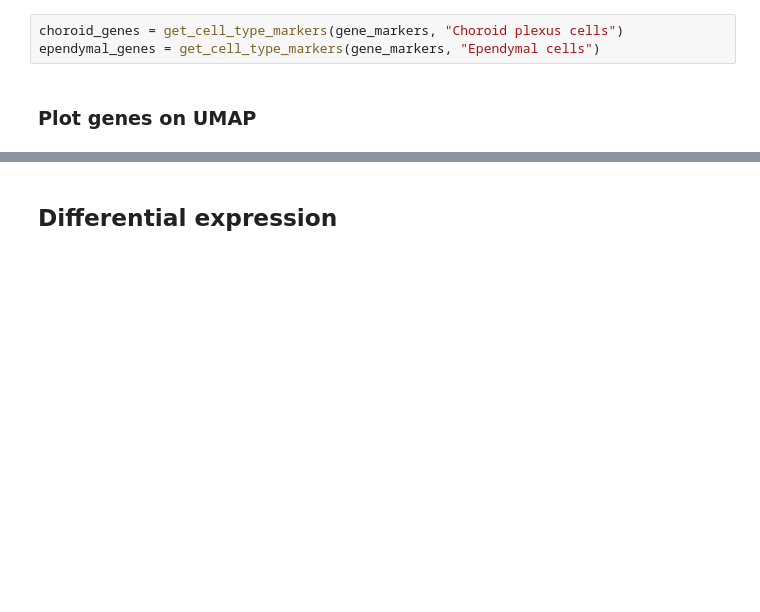
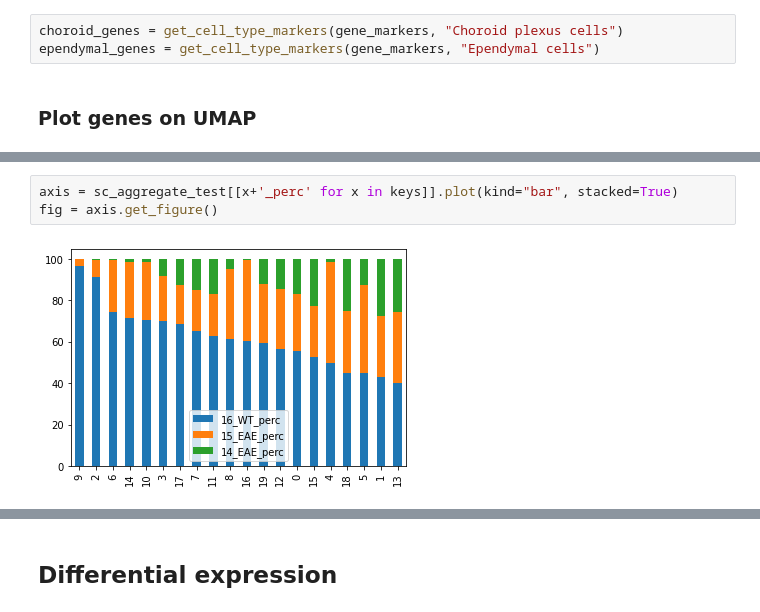
Before and after one commit to SBurwash/CRCHUM, a Jupyter notebook: Python_project/main.ipynb, the cells around one changed output, grey strips where cells are left out. Drawn from its saved outputs; the diff is of its cells as text; blank space fills up the shorter version.

```diff
--- a/Python_project/main.ipynb
+++ b/Python_project/main.ipynb
@@ -482,2 +630,7 @@ data_choiroid = data[metadata["kmeans_umap_clusters"] == choroid_cell_cluster]
+# %%
+axis = sc_aggregate_test[[x+'_perc' for x in keys]].plot(kind="bar", stacked=True)
+fig = axis.get_figure()
+# %% [output]
+[figure, added]
 # %%
 # Obtain phate data
```
Also changed, not shown: parts of 24 cells of this notebook, 1 other file.
